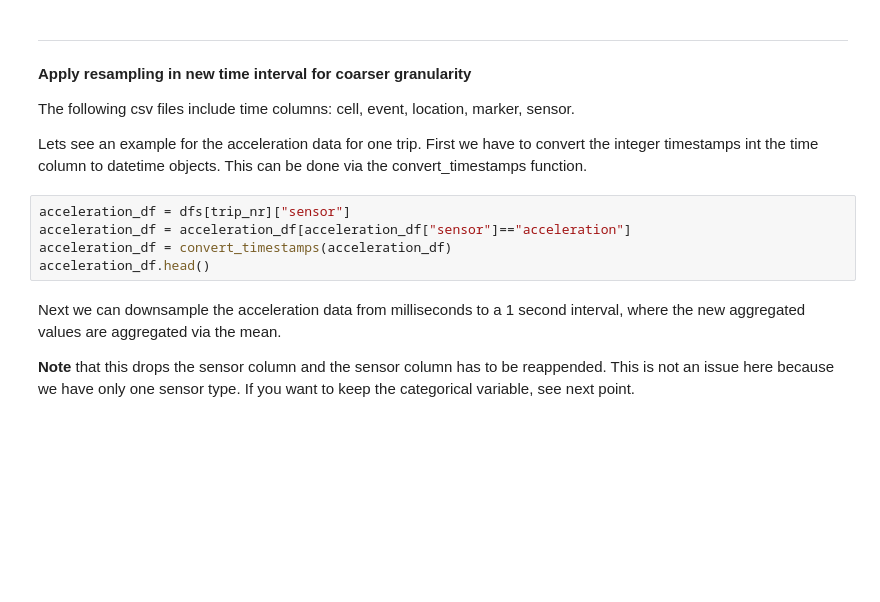
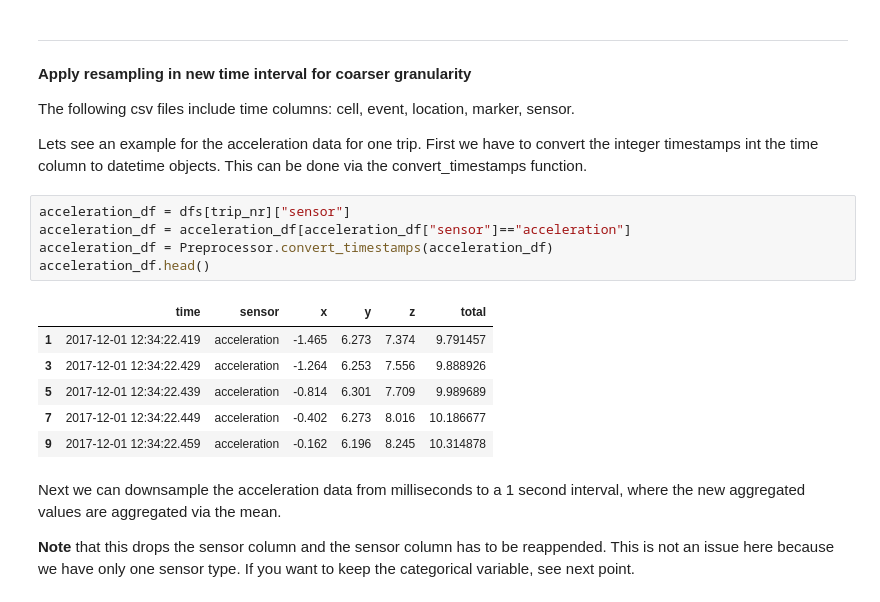
Before and after one commit to univie-datamining-team3/assignment2, a Jupyter notebook: notebooks/1.0-lm-basic-data-exploration.ipynb, the cells around one changed output. Saved outputs shown, nothing was run; the diff lists cells and outputs as text; blank space fills up the shorter version.

```diff
--- a/notebooks/1.0-lm-basic-data-exploration.ipynb
+++ b/notebooks/1.0-lm-basic-data-exploration.ipynb
@@ -204,8 +210,15 @@ Lets see an example for the acceleration data for one trip. First we have to con
 # %%
 acceleration_df = dfs[trip_nr]["sensor"]
 acceleration_df = acceleration_df[acceleration_df["sensor"]=="acceleration"]
-acceleration_df = convert_timestamps(acceleration_df)
+acceleration_df = Preprocessor.convert_timestamps(acceleration_df)
 acceleration_df.head()
+# %% [output]
+|  | time | sensor | x | y | z | total |
+| 1 | 2017-12-01 12:34:22.419 | acceleration | -1.465 | 6.273 | 7.374 | 9.791457 |
+| 3 | 2017-12-01 12:34:22.429 | acceleration | -1.264 | 6.253 | 7.556 | 9.888926 |
+| 5 | 2017-12-01 12:34:22.439 | acceleration | -0.814 | 6.301 | 7.709 | 9.989689 |
+| 7 | 2017-12-01 12:34:22.449 | acceleration | -0.402 | 6.273 | 8.016 | 10.186677 |
+| 9 | 2017-12-01 12:34:22.459 | acceleration | -0.162 | 6.196 | 8.245 | 10.314878 |
 # %% [markdown]
 Next we can downsample the acceleration data from milliseconds to a 1 second interval, where the new aggregated values are aggregated via the mean.
 
```
Also changed, not shown: parts of 16 cells of this notebook.
